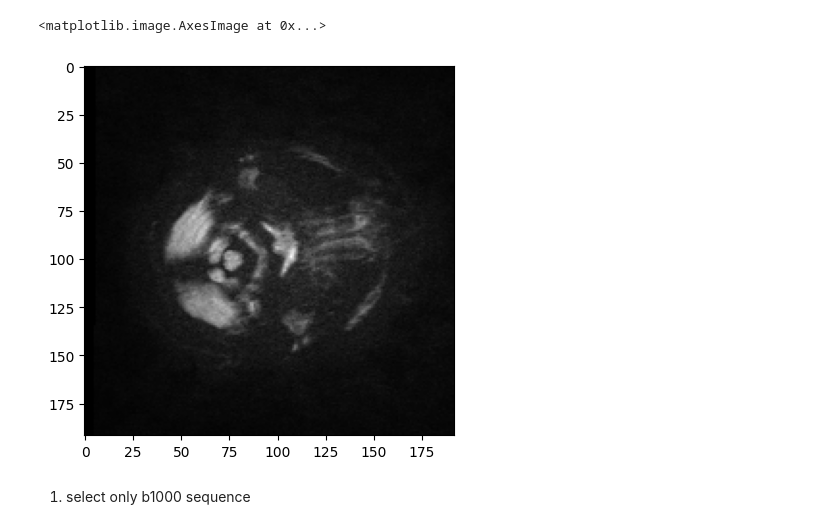
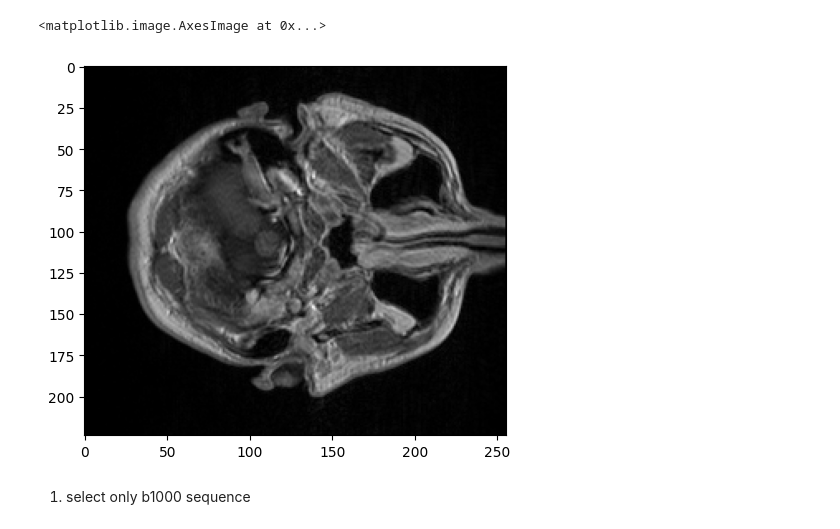
Before and after one commit to buehlpa/berne-cohort-data-pipeline, a Jupyter notebook: 3_0_1_brainles_skullstripping.ipynb, the cells around one changed output. Drawn from its saved outputs; the diff is of its cells as text; code cells hidden in the pictures.

```diff
--- a/3_0_1_brainles_skullstripping.ipynb
+++ b/3_0_1_brainles_skullstripping.ipynb
@@ -41,12 +43,11 @@ df
 # %%
-os.path.split("0000076813/20170929_4371316/t1_se_tra__1.3.12.2.1107.5.2.41.169589.2017092912262239073557517.0.0.0/t1_se_tra_1.3.12.2.1107.5.2.41.169589.2017092912262239073557517.0.0.0_t1_se_tra_20170929120431_19.nii.gz")
+#last one ok?
+path='/home/bule/berner_daten_analyse/data/nifti_third_try/0082298262/20161224_4200830/t1_se_r_tra_KM__1.3.12.2.1107.5.2.30.27272.2016122419343622034695760.0.0.0/t1_se_r_tra_KM_1.3.12.2.1107.5.2.30.27272.2016122419343622034695760.0.0.0_t1_se_r_tra_KM_20161224191850_14.nii.gz'
+dwi = nib.load(path)
+plt.imshow(dwi.get_fdata()[:,:,0], cmap='gray')
+# %% [output]
+<matplotlib.image.AxesImage at 0x...>
+[figure, added]
-# %%
-#last one ok?
-dwi = nib.load('/home/bule/berner_daten_analyse/data/nifti_second_try/0000975885/20150108_3585038/ep2d_diff_3scan_trace_p2__1.3.12.2.1107.5.2.30.27272.2015010812395757483442663.0.0.0/ep2d_diff_3scan_trace_p2_1.3.12.2.1107.5.2.30.27272.2015010812395757483442663.0.0.0_ep2d_diff_3scan_trace_p2_20150108123738_2.nii.gz')
-plt.imshow(dwi.get_fdata()[:,:,0,-1], cmap='gray')
-# %% [output]
-<matplotlib.image.AxesImage at 0x...>
-[figure, removed]
 # %% [markdown]
 1. select only b1000 sequence
 # %%
```
Also changed, not shown: parts of 10 cells of this notebook, 5 other files.
